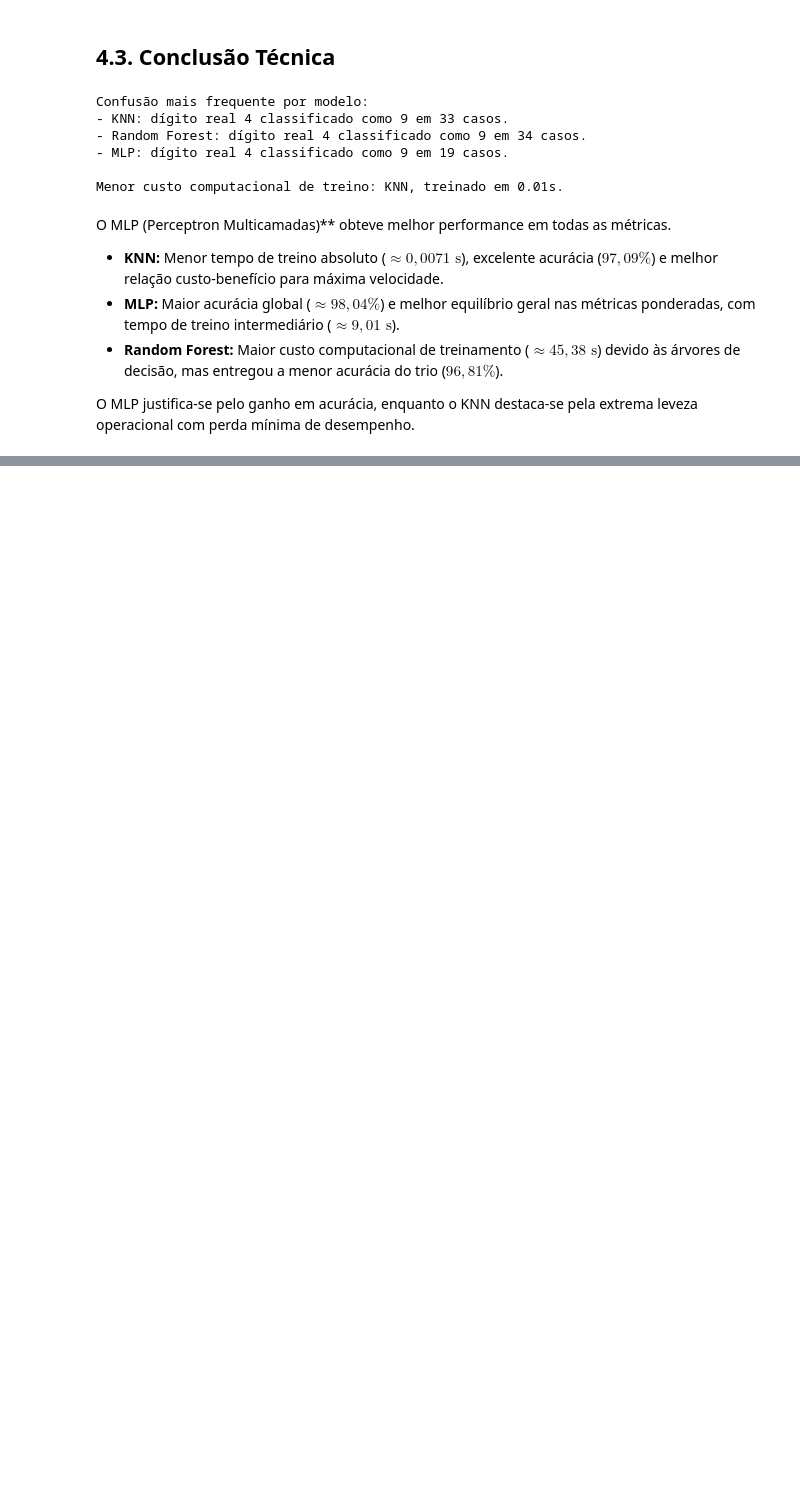
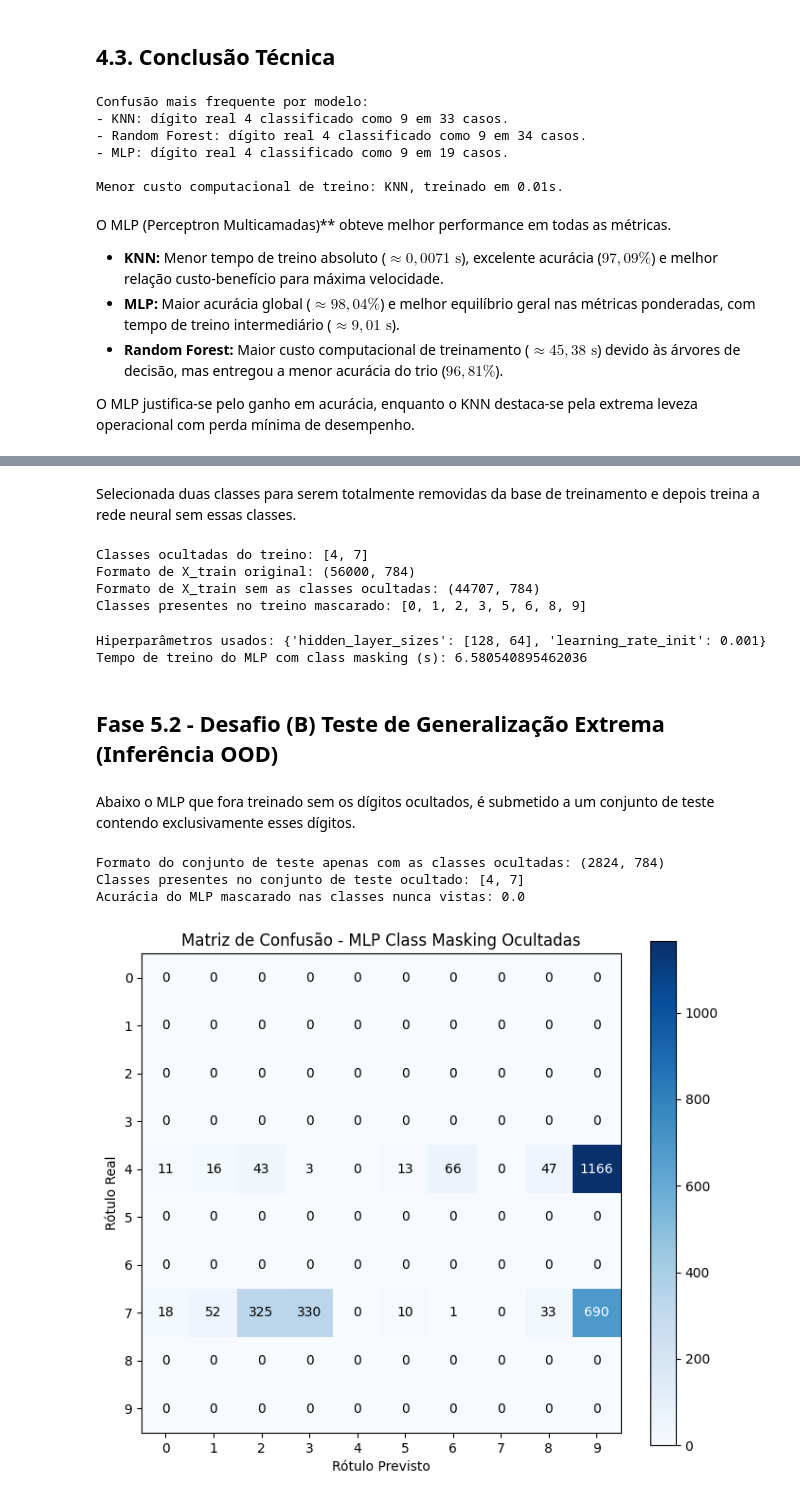
Before and after one commit to Jenifer19IFC/SCTEC-Mini-Projeto-MD2, a Jupyter notebook: mnist.ipynb, the cells around one changed output, grey strips where cells are left out. Cells and saved outputs as stored; diff of their text form; code cells hidden in the pictures; blank space fills up the shorter version.

Commit message:
Fase 5 - ponto 5.1 e 5.2

```diff
--- a/mnist.ipynb
+++ b/mnist.ipynb
@@ -262,0 +261,55 @@ O MLP justifica-se pelo ganho em acurácia, enquanto o KNN destaca-se pela extre
+# %% [markdown]
+Selecionada duas classes para serem totalmente removidas da base de
+treinamento e depois treina a rede neural sem essas classes.
+# %%
+classes_ocultadas = [4, 7]  # Dígitos a serem removidos do treino
+
+X_train_mascarado, y_train_mascarado = remover_classes(X_train, y_train, classes_ocultadas)
+
+print("Classes ocultadas do treino:", classes_ocultadas)
+print("Formato de X_train original:", X_train.shape)
+print("Formato de X_train sem as classes ocultadas:", X_train_mascarado.shape)
+print("Classes presentes no treino mascarado:", sorted(int(c) for c in set(y_train_mascarado)))
+# %% [output]
+Classes ocultadas do treino: [4, 7]
+Formato de X_train original: (56000, 784)
+Formato de X_train sem as classes ocultadas: (44707, 784)
+Classes presentes no treino mascarado: [0, 1, 2, 3, 5, 6, 8, 9]
+# %%
+# Reaproveita os hiperparâmetros salvos
+mlp_mascarado = get_mlp(**melhores_params_mlp)
+
+# Treina MLP com as classes ocultadas
+inicio = time.time()
+mlp_mascarado.fit(X_train_mascarado, y_train_mascarado)
+tempo_treino_mlp_mascarado = time.time() - inicio
+
+salvar_modelo(mlp_mascarado, 'mlp_class_masking')
+
+print("Hiperparâmetros usados:", melhores_params_mlp)
+print("Tempo de treino do MLP com class masking (s):", tempo_treino_mlp_mascarado)
+# %% [output]
+Hiperparâmetros usados: {'hidden_layer_sizes': [128, 64], 'learning_rate_init': 0.001}
+Tempo de treino do MLP com class masking (s): 6.580540895462036
+# %% [markdown]
+## Fase 5.2 - Desafio (B) Teste de Generalização Extrema (Inferência OOD)
+# %% [markdown]
+Abaixo o MLP que fora treinado sem os dígitos ocultados,  é submetido a um conjunto de teste contendo exclusivamente esses dígitos.
+# %%
+# Aqui no conjunto de teste ficará somente as classes ocultadas
+X_test_ocultado, y_test_ocultado = selecionar_classes(X_test, y_test, classes_ocultadas)
+
+print("Formato do conjunto de teste apenas com as classes ocultadas:", X_test_ocultado.shape)
+print("Classes presentes no conjunto de teste ocultado:", sorted(int(c) for c in set(y_test_ocultado)))
+
+# Faz previsão com o conjunto de teste que contém apenas as classes ocultadas
+y_pred_ocultado = mlp_mascarado.predict(X_test_ocultado)
+
+print("Acurácia do MLP mascarado nas classes nunca vistas:", accuracy_score(y_test_ocultado, y_pred_ocultado))
+
+matriz_mlp_ocultado = plot_matriz_confusao(y_test_ocultado, y_pred_ocultado, "MLP Class Masking Ocultadas")
+# %% [output]
+Formato do conjunto de teste apenas com as classes ocultadas: (2824, 784)
+Classes presentes no conjunto de teste ocultado: [4, 7]
+Acurácia do MLP mascarado nas classes nunca vistas: 0.0
+[figure, added]
```
Also changed, not shown: parts of 12 cells of this notebook, 10 other files.
